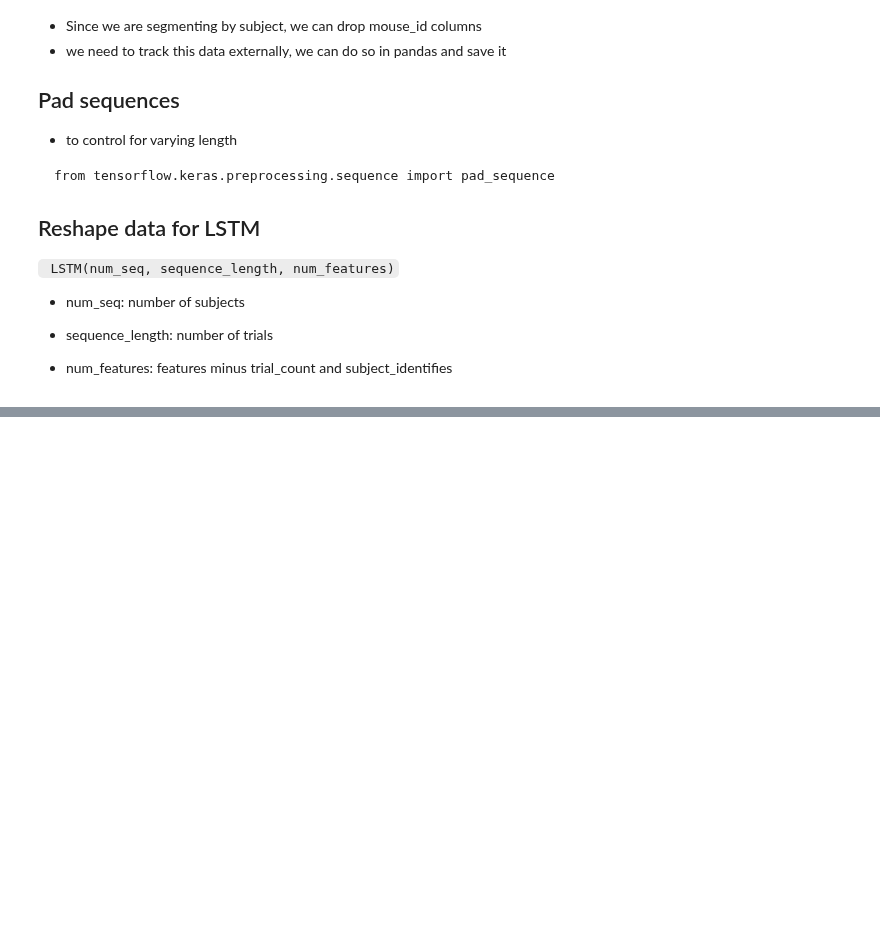
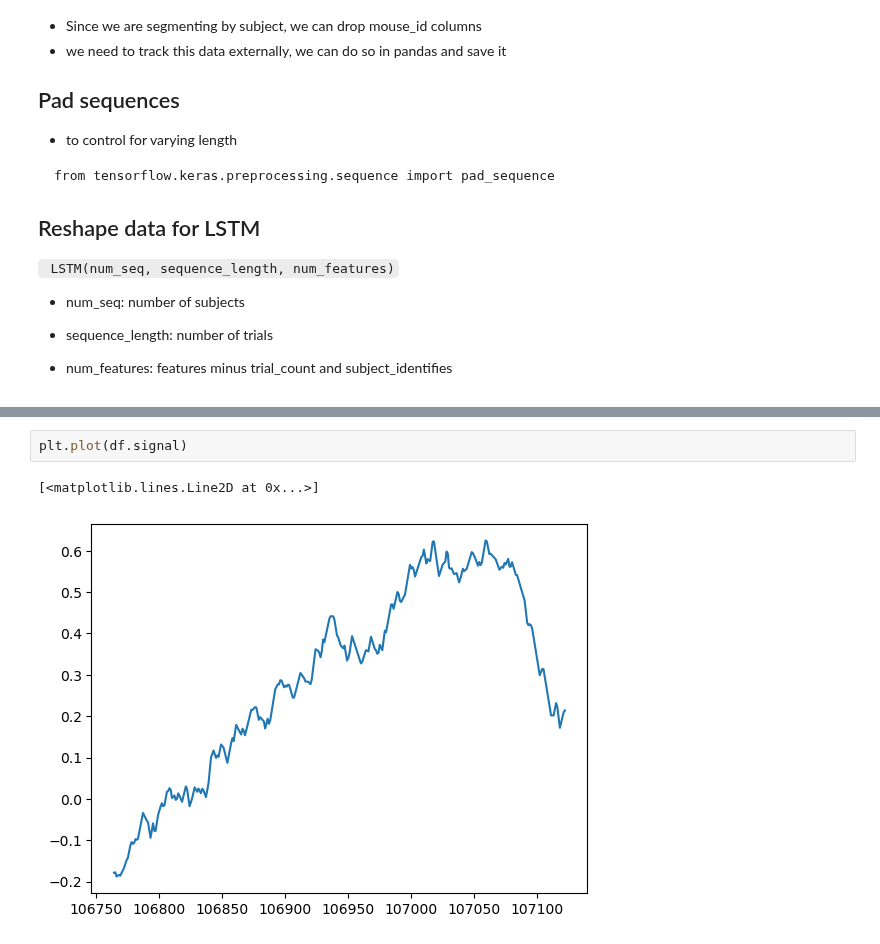
Before and after one commit to Mschaid/ENIGMA, a Jupyter notebook: notebooks/development/data_restruct.ipynb, the cells around one changed output, grey strips where cells are left out. Drawn from its saved outputs; the diff is of its cells as text; blank space fills up the shorter version.

```diff
--- a/notebooks/development/data_restruct.ipynb
+++ b/notebooks/development/data_restruct.ipynb
@@ -223,0 +168,5 @@ data.head(50)
+# %%
+plt.plot(df.signal)
+# %% [output]
+[<matplotlib.lines.Line2D at 0x...>]
+[figure, added]
```
Also changed, not shown: parts of 22 cells of this notebook, 1 other file.
